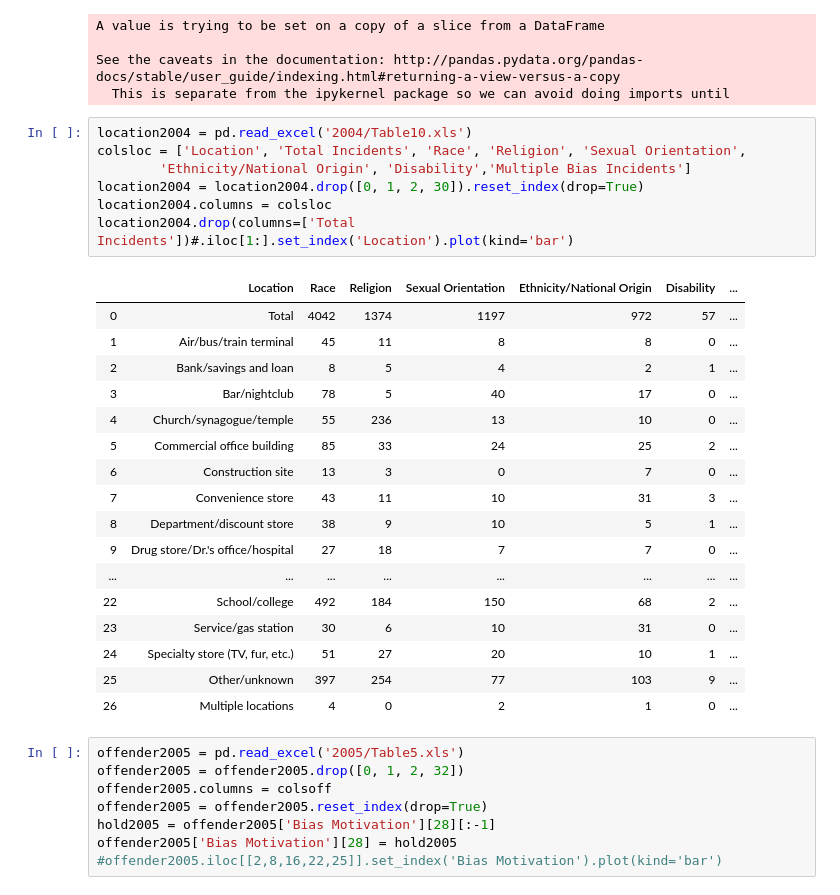
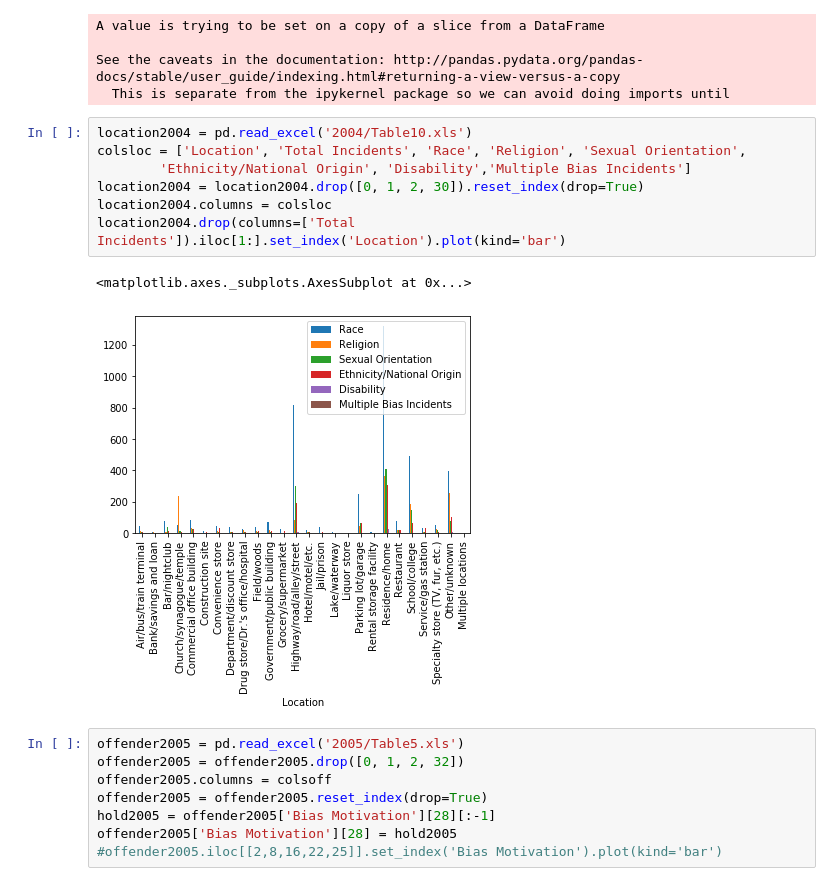
Before and after one commit to helenhc/Crime-Hate-Crime, a Jupyter notebook: 2004-2009.ipynb, the cells around one changed output. Cells and saved outputs as stored; diff of their text form.

Commit message:
Updated Charts

```diff
--- a/2004-2009.ipynb
+++ b/2004-2009.ipynb
@@ -54,28 +45,13 @@ See the caveats in the documentation: http://pandas.pydata.org/pandas-docs/stabl
 # %%
 location2004 = pd.read_excel('2004/Table10.xls')
 colsloc = ['Location', 'Total Incidents', 'Race', 'Religion', 'Sexual Orientation',
         'Ethnicity/National Origin', 'Disability','Multiple Bias Incidents']
 location2004 = location2004.drop([0, 1, 2, 30]).reset_index(drop=True)
 location2004.columns = colsloc
-location2004.drop(columns=['Total Incidents'])#.iloc[1:].set_index('Location').plot(kind='bar')
+location2004.drop(columns=['Total Incidents']).iloc[1:].set_index('Location').plot(kind='bar')
 # %% [output]
-|  | Location | Race | Religion | Sexual Orientation | Ethnicity/National Origin | Disability | ... |
-| 0 | Total | 4042 | 1374 | 1197 | 972 | 57 | ... |
-| 1 | Air/bus/train terminal | 45 | 11 | 8 | 8 | 0 | ... |
-| 2 | Bank/savings and loan | 8 | 5 | 4 | 2 | 1 | ... |
-| 3 | Bar/nightclub | 78 | 5 | 40 | 17 | 0 | ... |
-| 4 | Church/synagogue/temple | 55 | 236 | 13 | 10 | 0 | ... |
-| 5 | Commercial office building | 85 | 33 | 24 | 25 | 2 | ... |
-| 6 | Construction site | 13 | 3 | 0 | 7 | 0 | ... |
-| 7 | Convenience store | 43 | 11 | 10 | 31 | 3 | ... |
-| 8 | Department/discount store | 38 | 9 | 10 | 5 | 1 | ... |
-| 9 | Drug store/Dr.'s office/hospital | 27 | 18 | 7 | 7 | 0 | ... |
-| ... | ... | ... | ... | ... | ... | ... | ... |
-| 22 | School/college | 492 | 184 | 150 | 68 | 2 | ... |
-| 23 | Service/gas station | 30 | 6 | 10 | 31 | 0 | ... |
-| 24 | Specialty store (TV, fur, etc.) | 51 | 27 | 20 | 10 | 1 | ... |
-| 25 | Other/unknown | 397 | 254 | 77 | 103 | 9 | ... |
-| 26 | Multiple locations | 4 | 0 | 2 | 1 | 0 | ... |
+<matplotlib.axes._subplots.AxesSubplot at 0x...>
+[figure, added]
 # %%
 offender2005 = pd.read_excel('2005/Table5.xls')
 offender2005 = offender2005.drop([0, 1, 2, 32])
```
Also changed, not shown: parts of 9 cells of this notebook.
